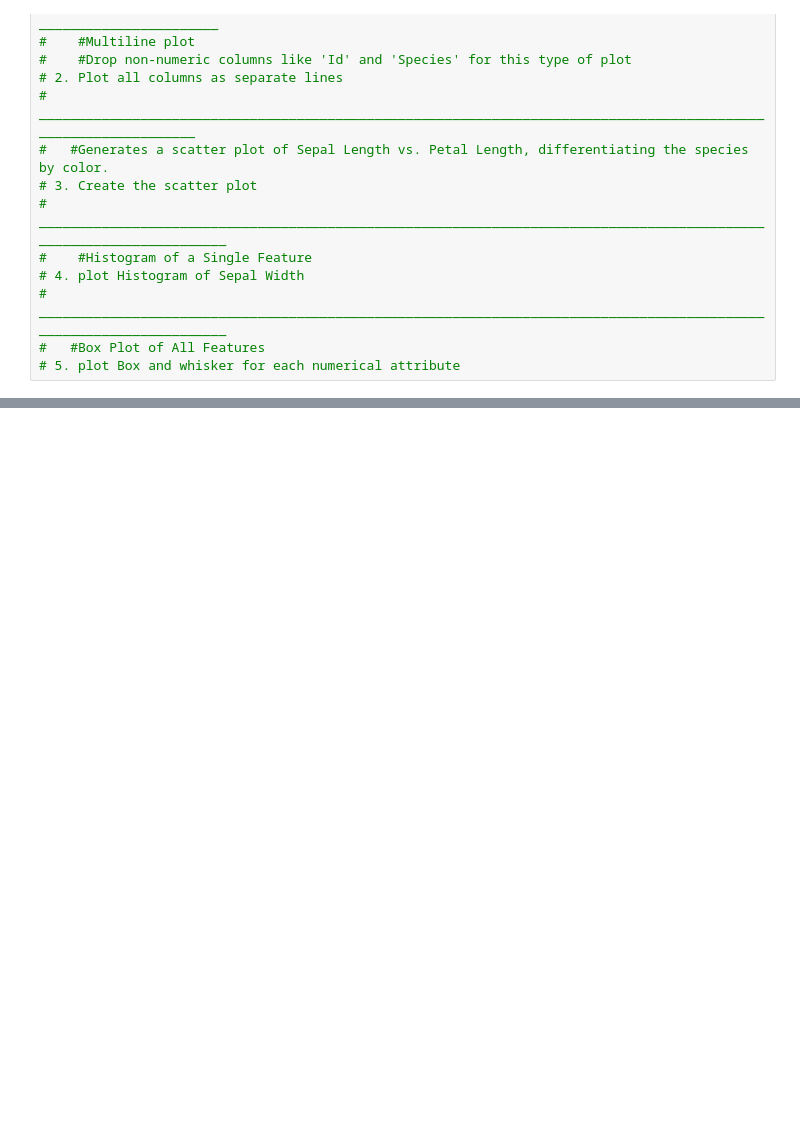
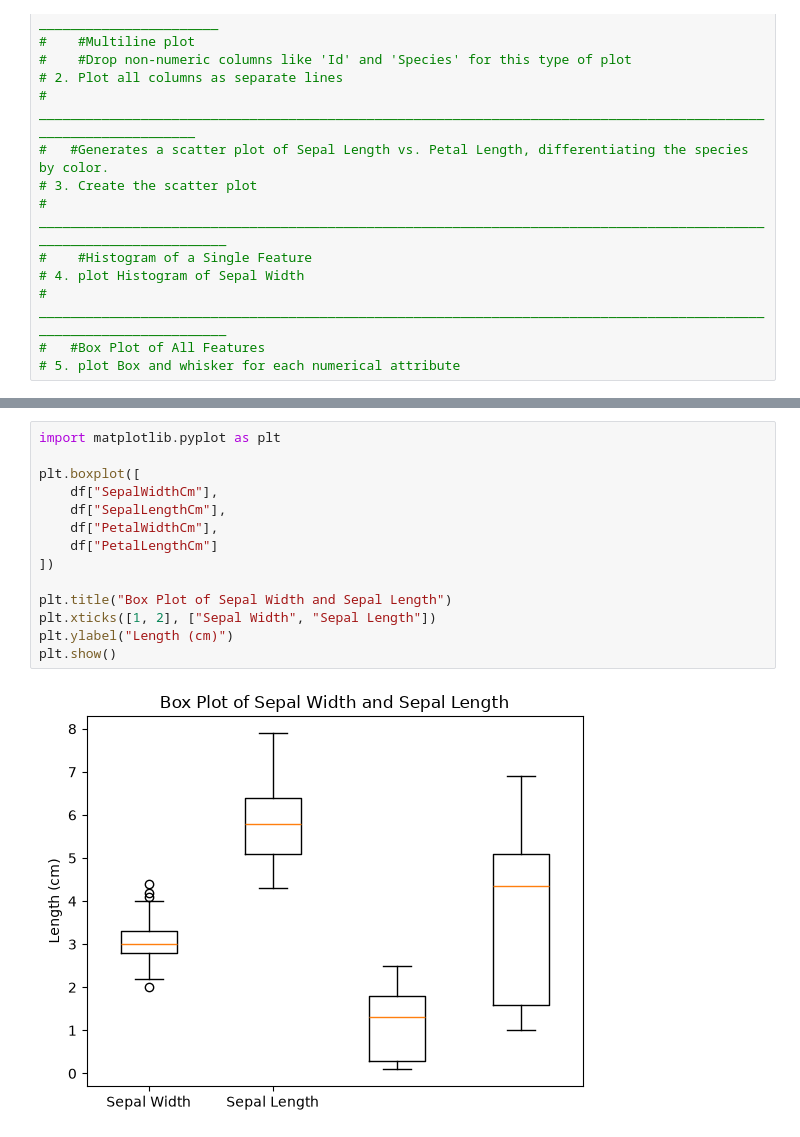
Before and after one commit to utsav-02-20/Lab-ML-2026, a Jupyter notebook: lab 3 ML.ipynb, the cells around one changed output, grey strips where cells are left out. Saved outputs shown, nothing was run; the diff lists cells and outputs as text; blank space fills up the shorter version.

Commit message:
added boxplot

```diff
--- a/lab 3 ML.ipynb
+++ b/lab 3 ML.ipynb
@@ -83,0 +166,16 @@ plt.show()
+# %%
+import matplotlib.pyplot as plt
+
+plt.boxplot([
+    df["SepalWidthCm"],
+    df["SepalLengthCm"],
+    df["PetalWidthCm"],
+    df["PetalLengthCm"]
+])
+
+plt.title("Box Plot of Sepal Width and Sepal Length")
+plt.xticks([1, 2], ["Sepal Width", "Sepal Length"])
+plt.ylabel("Length (cm)")
+plt.show()
+# %% [output]
+[figure, added]
```
Also changed, not shown: parts of 10 cells of this notebook.
